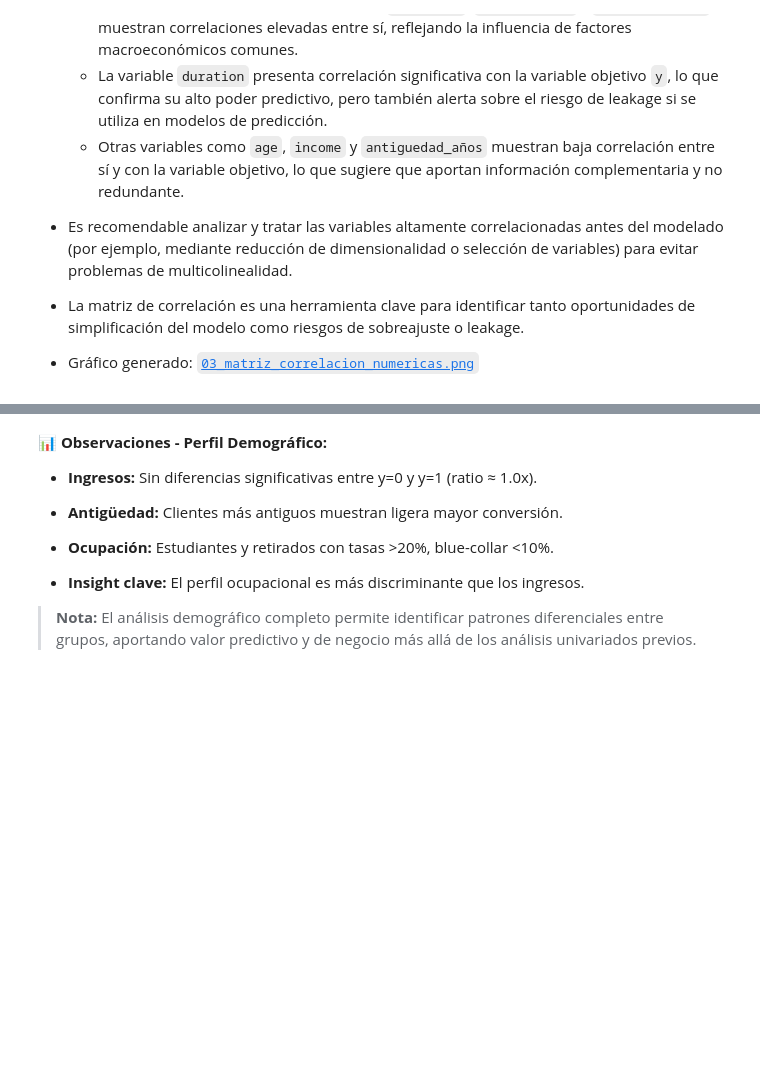
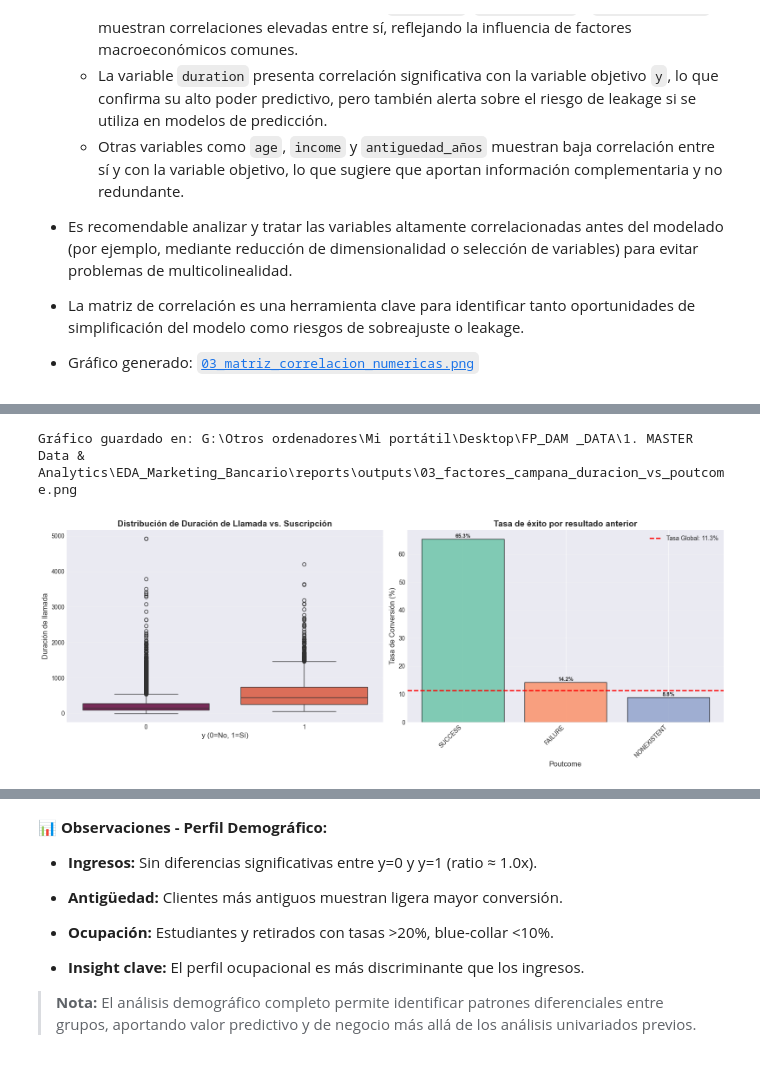
Before and after one commit to roseprogramming/eda_marqueting_bancario, a Jupyter notebook: notebooks/01_EDA_Analisis.ipynb, the cells around one changed output, grey strips where cells are left out. Cells and saved outputs as stored; diff of their text form; code cells hidden in the pictures; blank space fills up the shorter version.

```diff
--- a/notebooks/01_EDA_Analisis.ipynb
+++ b/notebooks/01_EDA_Analisis.ipynb
@@ -852,16 +825,26 @@ save_plot('02_tasas_exito_categoricas_lado_a_lado.png')
 # %%
 # =============================================================================
 # BLOQUE 3.4.4: VISUALIZACIÓN DE FACTORES DE CAMPAÑA
 # =============================================================================
 # OBJETIVO: Analizar visualmente la relación entre duración de llamada y resultado anterior con la tasa de conversión.
 # Se presentan dos gráficos: boxplot de duración por target y barras de tasa por poutcome.
 # Permite detectar variables con fuerte poder predictivo y posibles riesgos de leakage.
 
 fig, axes = plt.subplots(1, 2, figsize=(16, 6))
-plot_boxplot_by_target(df_perfil_cliente, 'duration', 'y', ax=axes[0], title='Boxplot duración vs éxito', color_palette='Set2')
-plot_categorical_rate(df_perfil_cliente, 'poutcome', 'y', ax=axes[1], title='Tasa de éxito por resultado anterior', color_palette='Set2')
+# 1. Boxplot de duración de llamada por target
+sns.boxplot(x='y', y='duration', data=df_perfil_cliente, palette='rocket', ax=axes[0], hue='y', legend=False)
+axes[0].set_xlabel('y (0=No, 1=Sí)', fontsize=12)
+axes[0].set_ylabel('Duración de llamada', fontsize=12)
+axes[0].set_title('Distribución de Duración de Llamada vs. Suscripción', fontsize=14, fontweight='bold')
+axes[0].grid(axis='y', alpha=0.3)
+
+# Gráfico de tasa de éxito por resultado anterior
+grafico, ax = plot_categorical_rate(df_perfil_cliente, 'poutcome', 'y', ax=axes[1], title='Tasa de éxito por resultado anterior', color_palette='Set2')
 plt.tight_layout()
 save_plot('03_factores_campana_duracion_vs_poutcome.png')
+# %% [output]
+Gráfico guardado en: G:\Otros ordenadores\Mi portátil\Desktop\FP_DAM _DATA\1. MASTER Data & Analytics\EDA_Marketing_Bancario\reports\outputs\03_factores_campana_duracion_vs_poutcome.png
+[figure, added]
 # %%
 # ======================================
 # BLOQUE 3.4.5: RESUMEN FINAL Y GUARDADO
```
Also changed, not shown: parts of 15 cells of this notebook, 11 other files.
